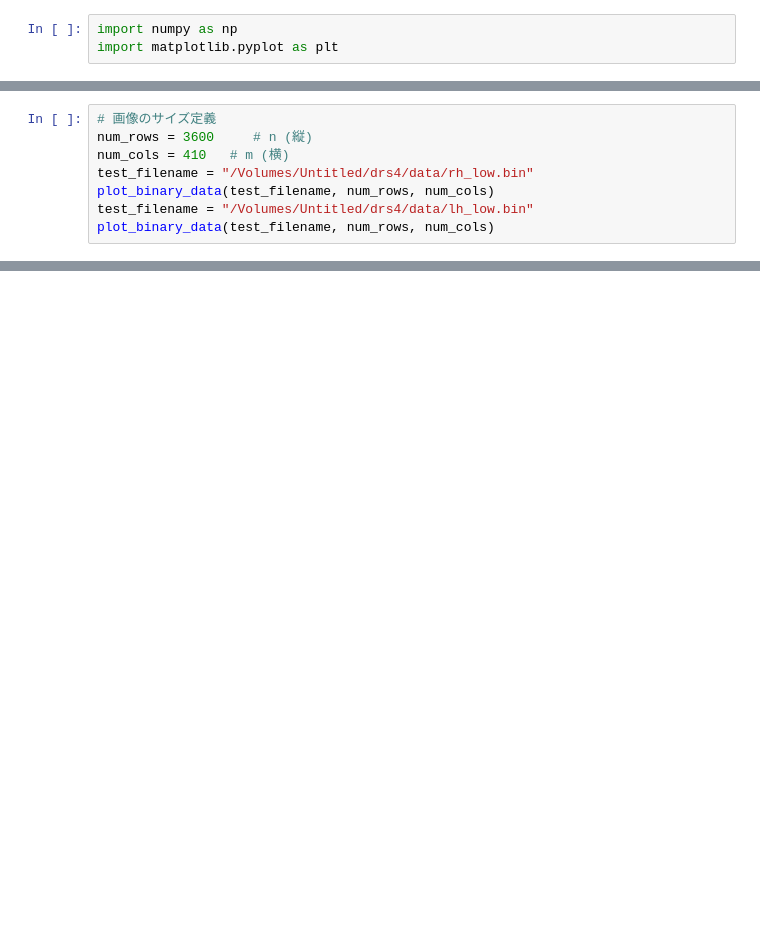
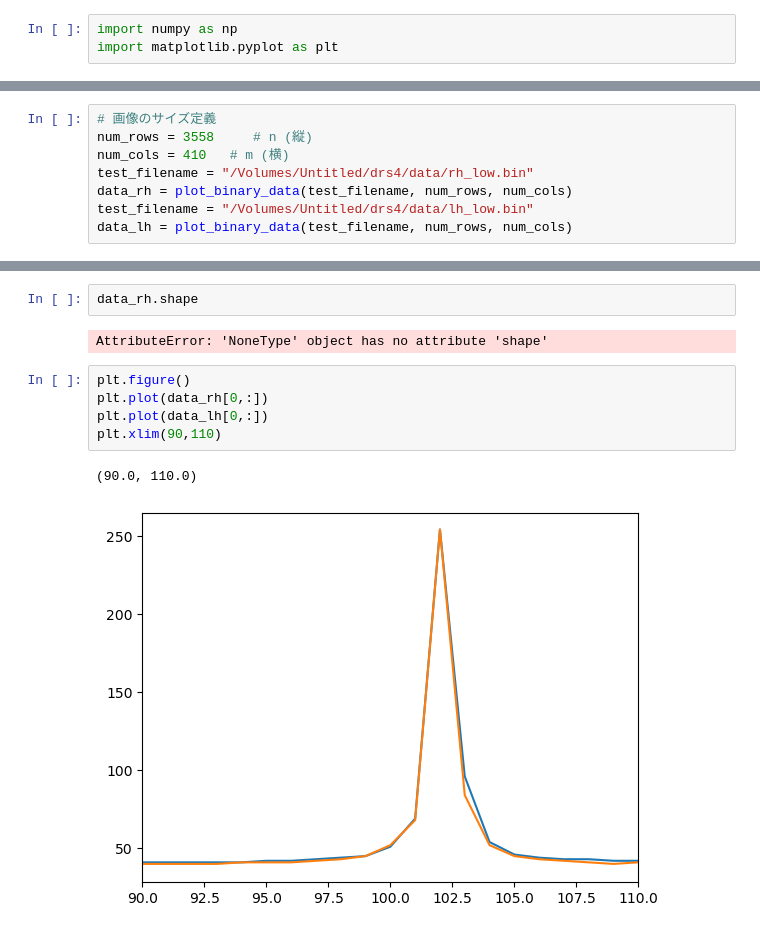
Before and after one commit to tsuchiya-f/amateras_drs4_l0tol1, a Jupyter notebook: python/plot_l1.ipynb, the cells around one changed output, grey strips where cells are left out. Drawn from its saved outputs; the diff is of its cells as text; blank space fills up the shorter version.

```diff
--- a/python/plot_l1.ipynb
+++ b/python/plot_l1.ipynb
@@ -53,10 +55,10 @@ def plot_binary_data(filename, n, m):
         print(f"エラーが発生しました: {e}")
 # %%
 # 画像のサイズ定義
-num_rows = 3600     # n (縦)
+num_rows = 3558     # n (縦)
 num_cols = 410   # m (横)
 test_filename = "/Volumes/Untitled/drs4/data/rh_low.bin"
-plot_binary_data(test_filename, num_rows, num_cols)
+data_rh = plot_binary_data(test_filename, num_rows, num_cols)
 test_filename = "/Volumes/Untitled/drs4/data/lh_low.bin"
-plot_binary_data(test_filename, num_rows, num_cols)
+data_lh = plot_binary_data(test_filename, num_rows, num_cols)
 # %% [output]
@@ -65,3 +69,15 @@ plot_binary_data(test_filename, num_rows, num_cols)
+# %%
+data_rh.shape
+# %% [output]
+AttributeError: 'NoneType' object has no attribute 'shape'
+# %%
+plt.figure()
+plt.plot(data_rh[0,:])
+plt.plot(data_lh[0,:])
+plt.xlim(90,110)
+# %% [output]
+(90.0, 110.0)
+[figure, added]
 # %%
 # 画像のサイズ定義
 num_rows = 6000     # n (縦)
```
Also changed, not shown: parts of 3 cells of this notebook, 7 other files.
